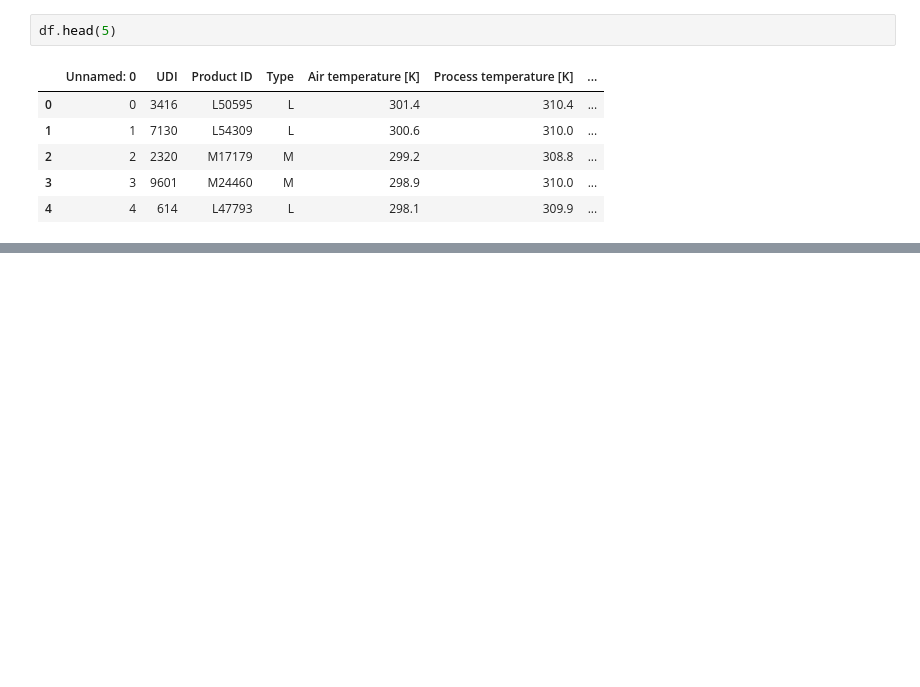
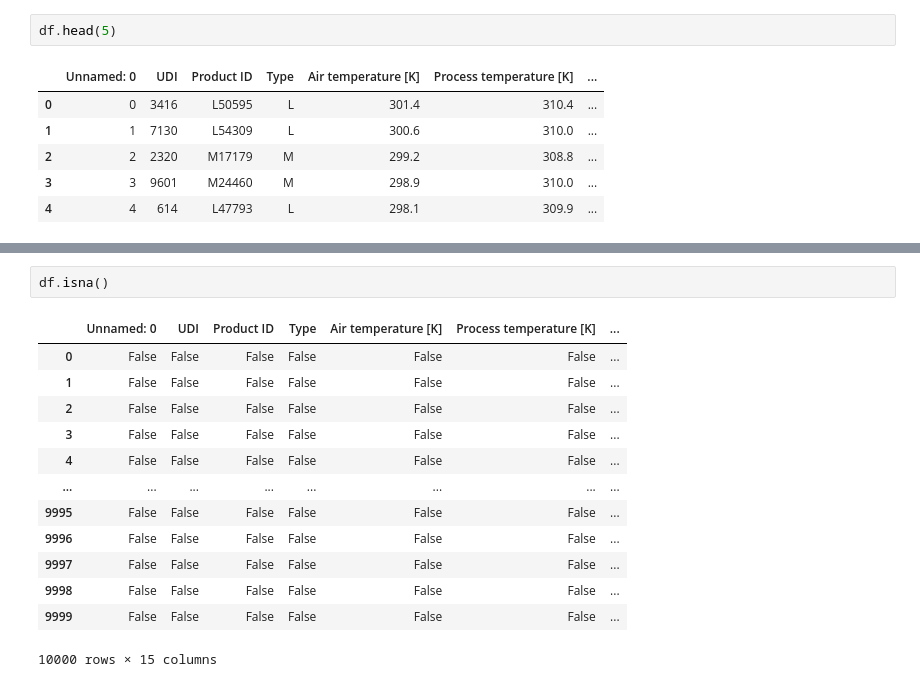
Before and after one commit to Amalaseeli/The-manufactruring-process--EDA, a Jupyter notebook: Notebooks/data_cleaning.ipynb, the cells around one changed output, grey strips where cells are left out. Cells and saved outputs as stored; diff of their text form; blank space fills up the shorter version.

```diff
--- a/Notebooks/data_cleaning.ipynb
+++ b/Notebooks/data_cleaning.ipynb
@@ -40,0 +73,16 @@ df.head(5)
+# %%
+df.isna()
+# %% [output]
+|  | Unnamed: 0 | UDI | Product ID | Type | Air temperature [K] | Process temperature [K] | ... |
+| 0 | False | False | False | False | False | False | ... |
+| 1 | False | False | False | False | False | False | ... |
+| 2 | False | False | False | False | False | False | ... |
+| 3 | False | False | False | False | False | False | ... |
+| 4 | False | False | False | False | False | False | ... |
+| ... | ... | ... | ... | ... | ... | ... | ... |
+| 9995 | False | False | False | False | False | False | ... |
+| 9996 | False | False | False | False | False | False | ... |
+| 9997 | False | False | False | False | False | False | ... |
+| 9998 | False | False | False | False | False | False | ... |
+| 9999 | False | False | False | False | False | False | ... |
+10000 rows × 15 columns
```
Also changed, not shown: parts of 5 cells of this notebook, 20 other files.
